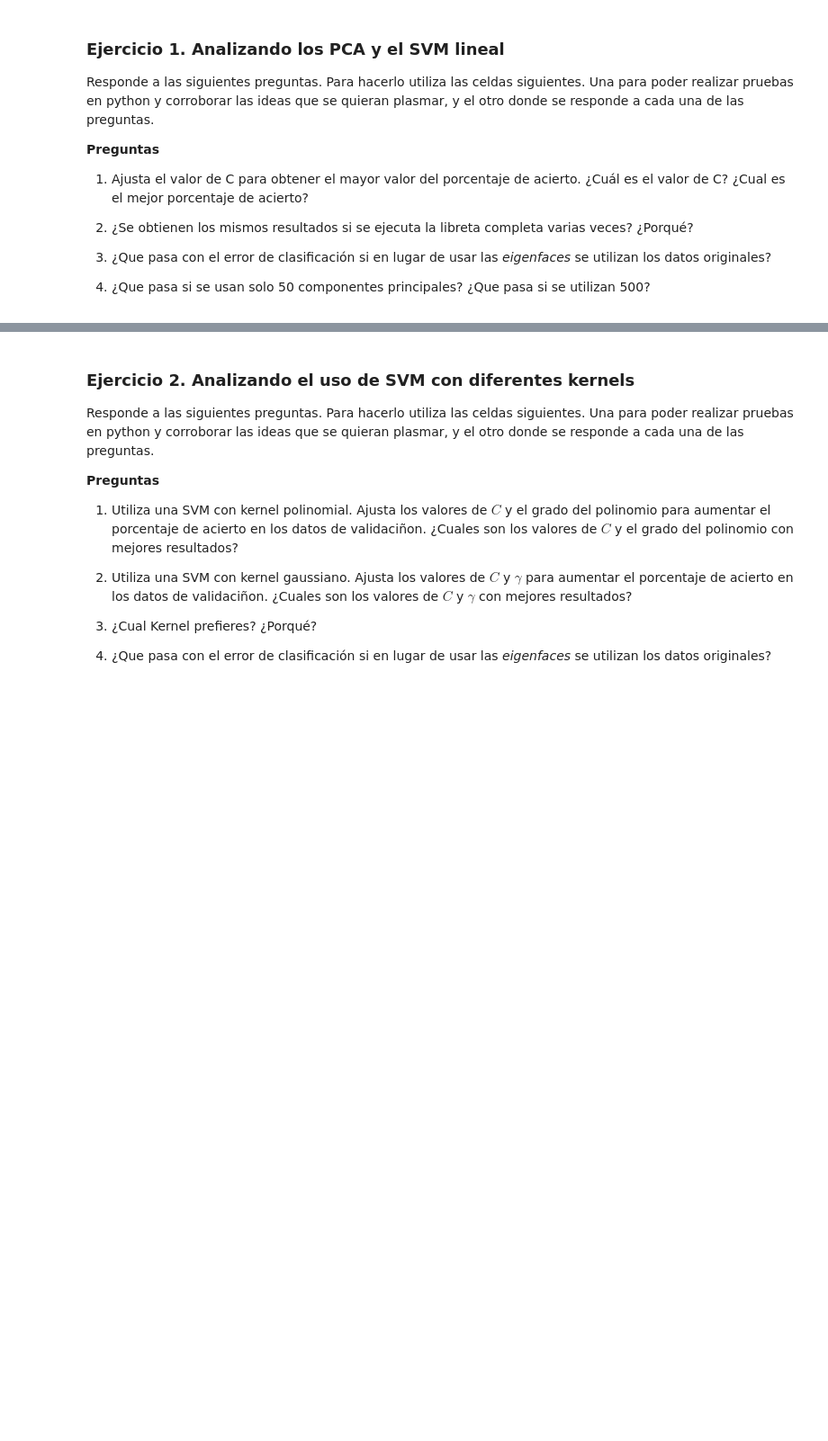
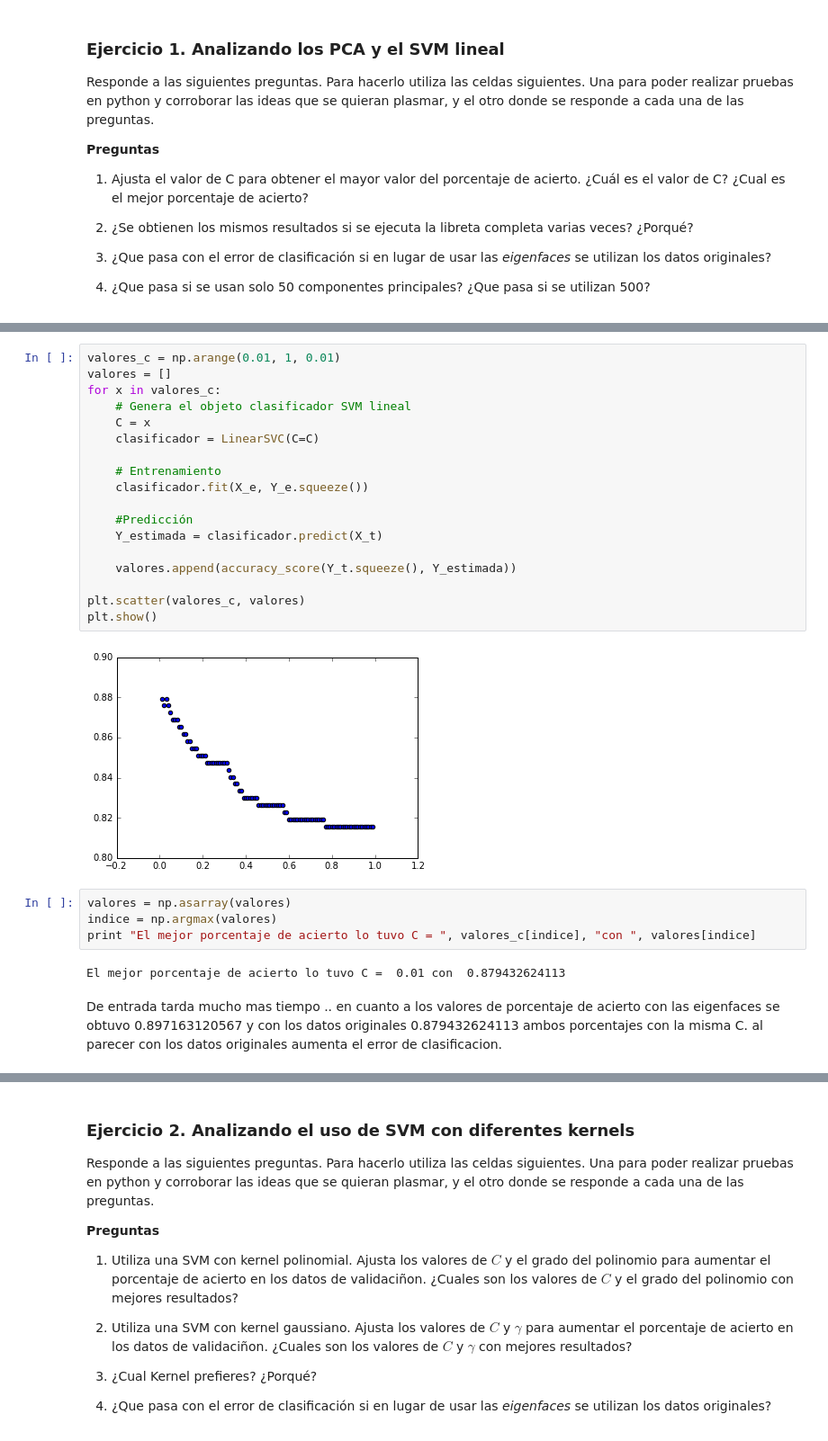
Before and after one commit to cursoRdP-unison/svm, a Jupyter notebook: SVM_rostros.ipynb, the cells around one changed output, grey strips where cells are left out. Shown: that part at 90% size. Drawn from its saved outputs; the diff is of its cells as text; blank space fills up the shorter version.

```diff
--- a/SVM_rostros.ipynb
+++ b/SVM_rostros.ipynb
@@ -279,0 +396,29 @@ Responde a las siguientes preguntas. Para hacerlo utiliza las celdas siguientes.
+# %%
+valores_c = np.arange(0.01, 1, 0.01)
+valores = []
+for x in valores_c:
+    # Genera el objeto clasificador SVM lineal
+    C = x
+    clasificador = LinearSVC(C=C)
+
+    # Entrenamiento
+    clasificador.fit(X_e, Y_e.squeeze())
+
+    #Predicción
+    Y_estimada = clasificador.predict(X_t)
+
+    valores.append(accuracy_score(Y_t.squeeze(), Y_estimada))
+
+plt.scatter(valores_c, valores)
+plt.show()
+# %% [output]
+[figure, added]
+# %%
+valores = np.asarray(valores)
+indice = np.argmax(valores)
+print "El mejor porcentaje de acierto lo tuvo C = ", valores_c[indice], "con ", valores[indice]
+# %% [output]
+El mejor porcentaje de acierto lo tuvo C =  0.01 con  0.879432624113
+# %% [markdown]
+De entrada tarda mucho mas tiempo .. en cuanto a los valores de porcentaje de acierto con las eigenfaces se obtuvo
+0.897163120567 y con los datos originales 0.879432624113 ambos porcentajes con la misma C. al parecer con los datos originales aumenta el error de clasificacion.
```
Also changed, not shown: parts of 79 cells of this notebook.
